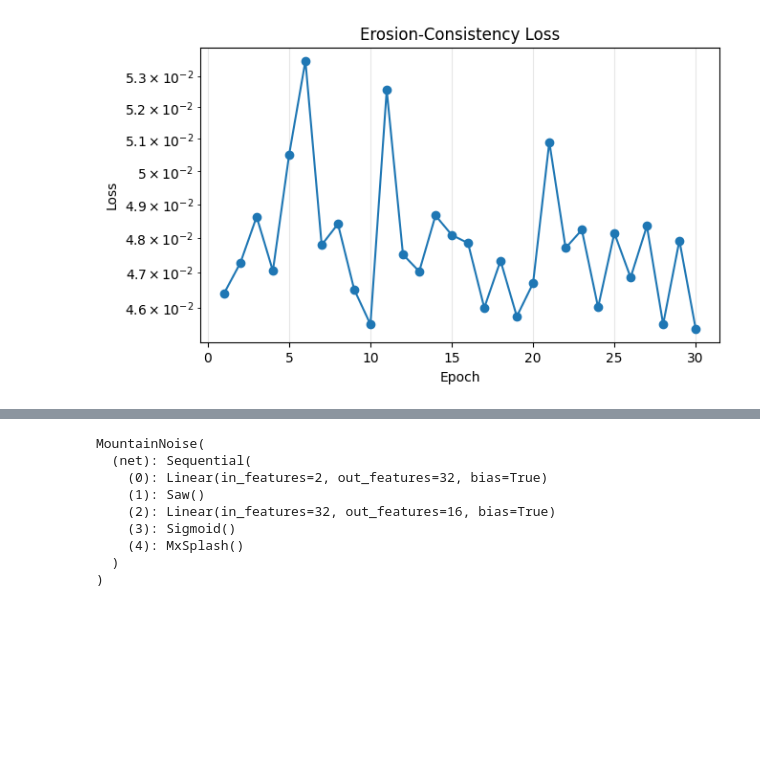
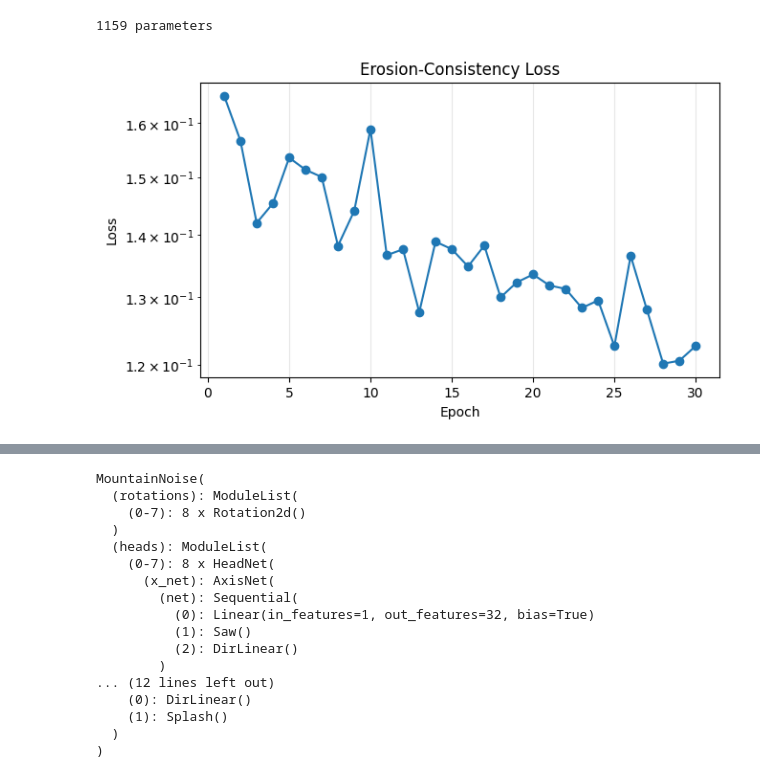
Before and after one commit to Senopiece/smooth_chaos, a Jupyter notebook: noise.ipynb, the cells around one changed output, grey strips where cells are left out. Cells and saved outputs as stored; diff of their text form; code cells hidden in the pictures; blank space fills up the shorter version.

Commit message:
modify arch to make it erosion ready

```diff
--- a/noise.ipynb
+++ b/noise.ipynb
@@ -7,0 +9,16 @@ np.random.seed(42)
+# %%
+# Special activation functions
+
+
+class Splash(nn.Module):
+    def forward(self, x):
+        return 1.0 - torch.abs(x)
+
+
+class Saw(nn.Module):
+    """
+    Period-4 symmetric saw/triangle activation with range [-1, 1].
+    """
+
+    def forward(self, x):
+        return torch.abs(torch.remainder(x, 4.0) - 2.0) - 1.0
@@ -466,7 +563,10 @@ plot_diff_heatmap(height_diff)
 # %%
-mountain_noise_train = MountainNoise(hidden=[64, 32, 16, 8])
+mountain_noise_train = MountainNoise()
+mountain_noise_train.load_state_dict(mountain_noise.state_dict(), strict=False)
+print(sum(p.numel() for p in mountain_noise_train.parameters()), "parameters")
+# %% [output]
+1159 parameters
 # %%
-# Train MountainNoise with erosion-consistency loss
 from IPython.display import clear_output, display
 import matplotlib.pyplot as plt
 
@@ -474,7 +574,7 @@ region = 10
 epochs = 30
 steps_per_epoch = 5
 batch_size = 10
-learning_rate = 1e-4
+learning_rate = 1e-3
 seed = 2026
 
 torch.manual_seed(seed)
@@ -531,38 +631,38 @@ for epoch in range(1, epochs + 1):
 
             norm_height_np = norm_height.detach().cpu().numpy().astype(np.float32)
             norm_eroded_height_np = minmax_norm(
-                hydraulic_erosion(norm_height_np)
+                hydraulic_erosion(norm_height_np, seed=seed)
             ).astype(np.float32)
             norm_eroded_height = torch.from_numpy(norm_eroded_height_np).to(
                 device=device, dtype=norm_height.dtype
             )
 
             height_diff = norm_eroded_height - batch_raw_train
             sample_losses.append((height_diff * height_diff).mean())
 
         loss = torch.stack(sample_losses).mean()
 
         optimizer.zero_grad(set_to_none=True)
         loss.backward()
         optimizer.step()
 
         step_losses.append(float(loss.detach().cpu().item()))
 
     epoch_loss = float(np.mean(step_losses))
     epoch_losses.append(epoch_loss)
 
     clear_output(wait=True)
     ax.clear()
     ax.plot(range(1, len(epoch_losses) + 1), epoch_losses, marker="o", linewidth=1.5)
     ax.set_yscale("log")
     ax.set_title("Erosion-Consistency Loss")
     ax.set_xlabel("Epoch")
     ax.set_ylabel("Loss")
     ax.grid(True, alpha=0.3)
     display(fig)
     print(f"epoch {epoch:02d}/{epochs} | loss = {epoch_loss:.6f}")
 
 plt.close(fig)
 mountain_noise.eval()
 # %% [output]
-[figure, old version]
+[figure, new version]
@@ -570,10 +670,18 @@ epoch 30/30 | loss = 0.045410
 MountainNoise(
-  (net): Sequential(
-    (0): Linear(in_features=2, out_features=32, bias=True)
-    (1): Saw()
-    (2): Linear(in_features=32, out_features=16, bias=True)
-    (3): Sigmoid()
-    (4): MxSplash()
+  (rotations): ModuleList(
+    (0-7): 8 x Rotation2d()
+  )
+  (heads): ModuleList(
+    (0-7): 8 x HeadNet(
+      (x_net): AxisNet(
+        (net): Sequential(
+          (0): Linear(in_features=1, out_features=32, bias=True)
+          (1): Saw()
+          (2): DirLinear()
+        )
+... (12 lines left out)
+    (0): DirLinear()
+    (1): Splash()
   )
 )
 # %%
```
Also changed, not shown: parts of 10 cells of this notebook.
